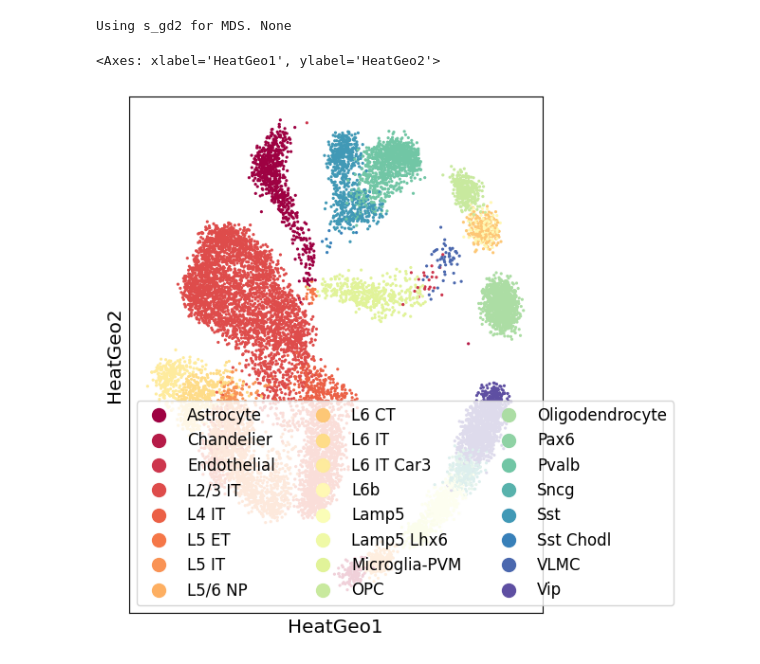
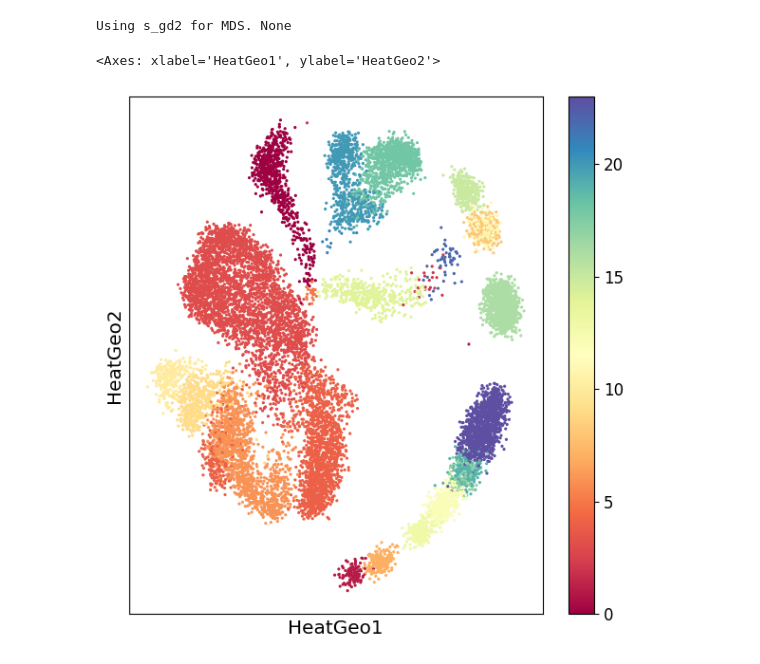
Before and after one commit to KrishnaswamyLab/GeometryAwareGenerativeAutoencoder, a Jupyter notebook: notebooks/sea_ad_rnaseq_heatgeo.ipynb, the cells around one changed output. Saved outputs shown, nothing was run; the diff lists cells and outputs as text; code cells hidden in the pictures.

```diff
--- a/notebooks/sea_ad_rnaseq_heatgeo.ipynb
+++ b/notebooks/sea_ad_rnaseq_heatgeo.ipynb
@@ -4,5 +4,5 @@ import pandas as pd
 from heatgeo.embedding import HeatGeo
 import scprep
 # %%
-data = np.load("../data/sea_ad_rnaseq_pca.npy")
+data = np.load("../data/old/sea_ad_rnaseq_pca.npy")
 # %%
@@ -15,5 +17,9 @@ Using s_gd2 for MDS. None
+# %%
+colors_df = pd.read_csv("../data/old/sea_ad_rnaseq_celltypes.csv")
+# %%
+colors = colors_df['Subclass'].astype('category').cat.codes
 # %%
-scprep.plot.scatter2d(emb, c=celltypes, figsize=(6, 6), cmap="Spectral", ticks=False, label_prefix="HeatGeo")
+scprep.plot.scatter2d(emb, c=colors, figsize=(6, 6), cmap="Spectral", ticks=False, label_prefix="HeatGeo")
 # %% [output]
 <Axes: xlabel='HeatGeo1', ylabel='HeatGeo2'>
-[figure, old version]
+[figure, new version]
```
Also changed, not shown: parts of 4 cells of this notebook, 7 other files.
